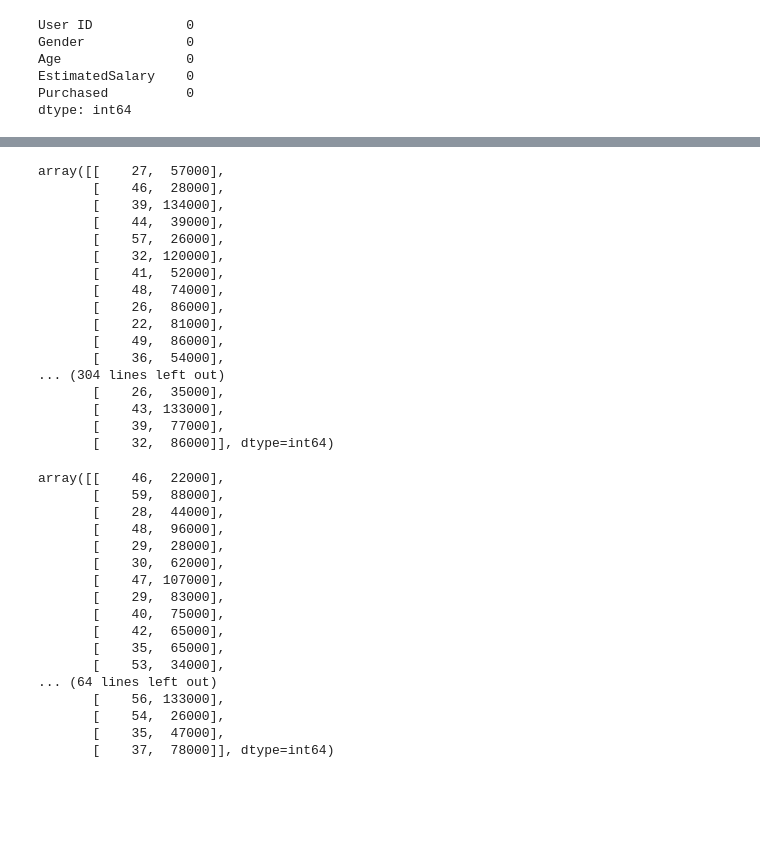
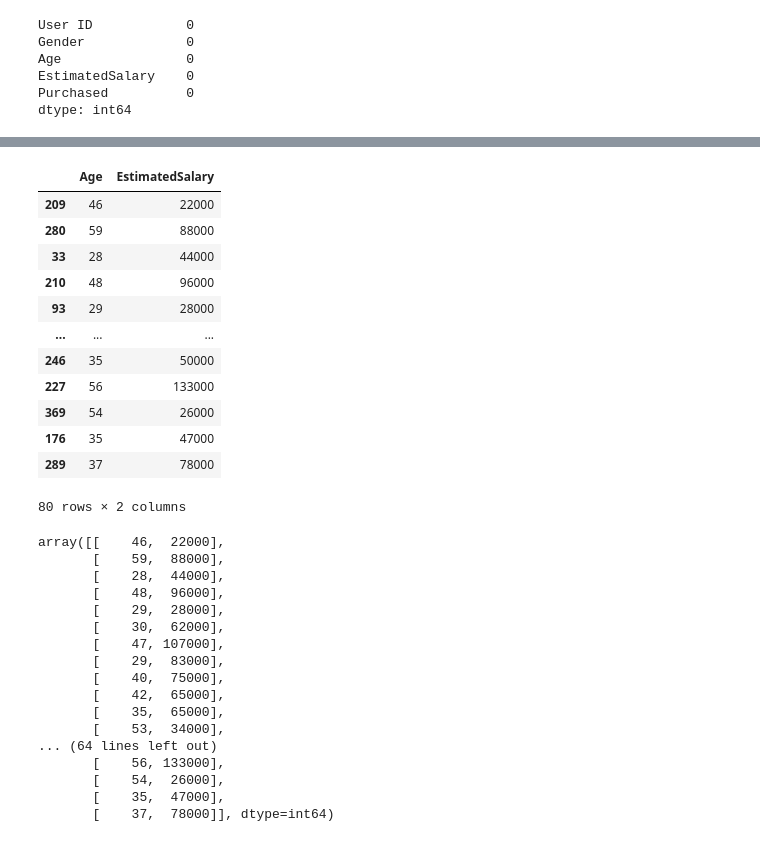
Before and after one commit to SonalGuptaa/DSBDA_Lab, a Jupyter notebook: Logistic Regression/Untitled.ipynb, the cells around one changed output, grey strips where cells are left out. Drawn from its saved outputs; the diff is of its cells as text; code cells hidden in the pictures; blank space fills up the shorter version.

```diff
--- a/Logistic Regression/Untitled.ipynb
+++ b/Logistic Regression/Untitled.ipynb
@@ -29,7 +32,7 @@ dtype: int64
 x = df[['Age','EstimatedSalary']]
 y = df[['Purchased']]
 # %%
-x = df[['Age','EstimatedSalary']].to_numpy()
+# x = df[['Age','EstimatedSalary']].to_numpy()
 # %%
 x
 # %% [output]
@@ -53,5 +52,5 @@ array([[    19,  19000],
 # %%
-y = df[['Purchased']].to_numpy()
+# y = df[['Purchased']].to_numpy()
 # %%
 y
 # %% [output]
@@ -80,23 +89,19 @@ X_train, X_test, y_train, y_test = train_test_split(x, y, test_size=0.2, random_
 # %%
-X_train
+X_test
 # %% [output]
+|  | Age | EstimatedSalary |
+| 209 | 46 | 22000 |
+| 280 | 59 | 88000 |
+| 33 | 28 | 44000 |
+| 210 | 48 | 96000 |
+| 93 | 29 | 28000 |
+| ... | ... | ... |
+| 246 | 35 | 50000 |
+| 227 | 56 | 133000 |
+| 369 | 54 | 26000 |
+| 176 | 35 | 47000 |
+| 289 | 37 | 78000 |
-array([[    27,  57000],
-       [    46,  28000],
-       [    39, 134000],
-       [    44,  39000],
-       [    57,  26000],
-       [    32, 120000],
-       [    41,  52000],
-       [    48,  74000],
-       [    26,  86000],
-       [    22,  81000],
-       [    49,  86000],
-       [    36,  54000],
-... (304 lines left out)
-       [    26,  35000],
-       [    43, 133000],
-       [    39,  77000],
-       [    32,  86000]], dtype=int64)
+80 rows × 2 columns
 # %%
 X_test
 # %% [output]
```
Also changed, not shown: parts of 14 cells of this notebook, 12 other files.
